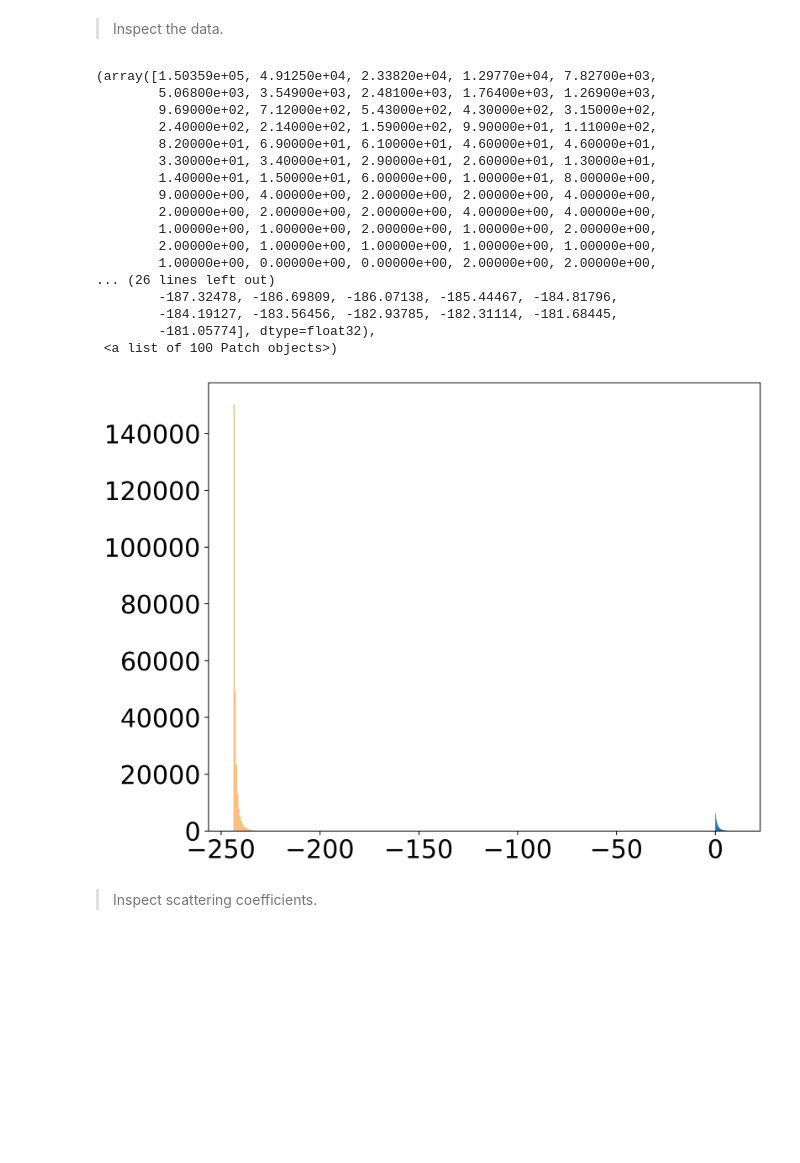
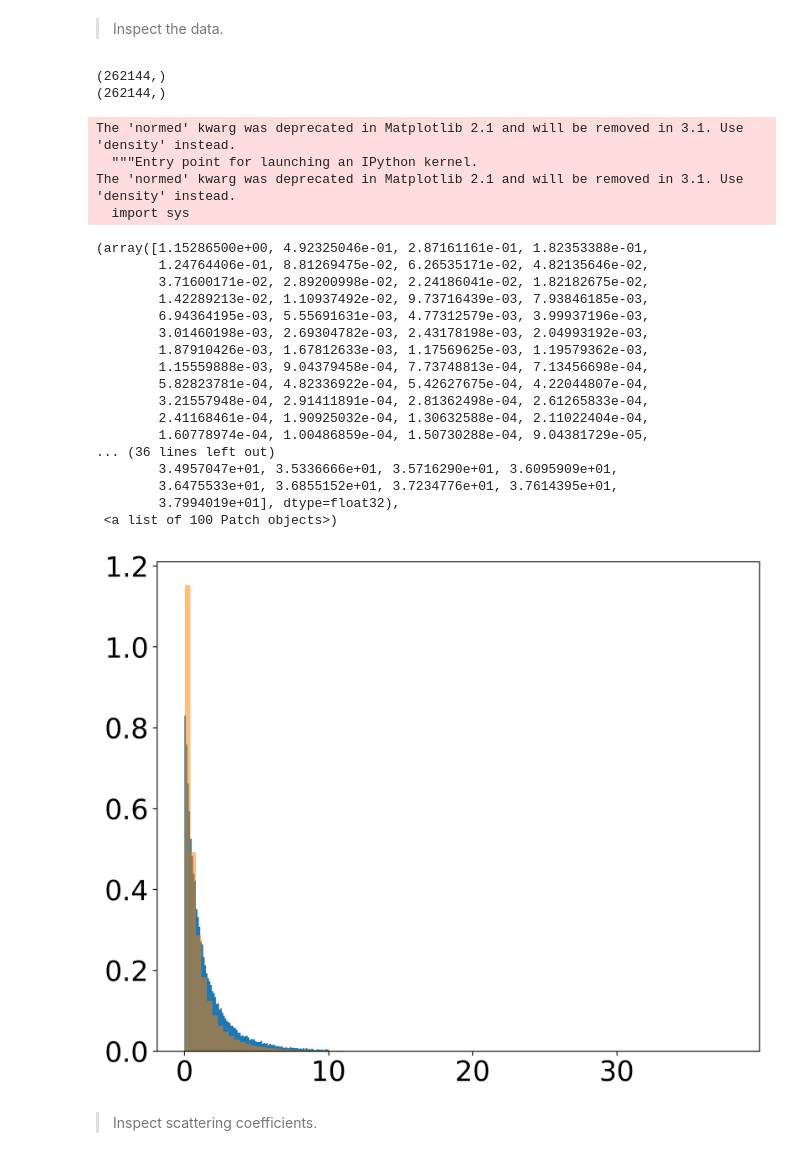
Before and after one commit to tingyuansen/Weak_Lensing, a Jupyter notebook: Zeldovich_Apprximation.ipynb, the cells around one changed output. Drawn from its saved outputs; the diff is of its cells as text; code cells hidden in the pictures; blank space fills up the shorter version.

```diff
--- a/Zeldovich_Apprximation.ipynb
+++ b/Zeldovich_Apprximation.ipynb
@@ -74,30 +74,38 @@ Text(0, 0.5, 'z = 0')
 # %% [markdown]
 > Inspect the data.
 # %%
-plt.hist(sim_z0[0,:,:,:].ravel(), range=[0,10], bins=100)
+plt.hist(sim_z0[0,:,:,:].ravel(), range=[0,10], bins=100, normed=True)
 #plt.hist(sim_z0[10,:,:,:].ravel(), range=[0,10], bins=100, alpha=0.5)
+print(sim_z0[0,:,:,:].ravel().shape)
 
-results = np.load("../results_step=50.npy")
-plt.hist(results.ravel(), range=[0,10], bins=100, alpha=0.5)
+results = np.load("../results_step=150.npy")
+print(results.ravel().shape)
+plt.hist(results.ravel(), bins=100, alpha=0.5, normed=True)
 # %% [output]
-(array([1.50359e+05, 4.91250e+04, 2.33820e+04, 1.29770e+04, 7.82700e+03,
-        5.06800e+03, 3.54900e+03, 2.48100e+03, 1.76400e+03, 1.26900e+03,
-        9.69000e+02, 7.12000e+02, 5.43000e+02, 4.30000e+02, 3.15000e+02,
-        2.40000e+02, 2.14000e+02, 1.59000e+02, 9.90000e+01, 1.11000e+02,
-        8.20000e+01, 6.90000e+01, 6.10000e+01, 4.60000e+01, 4.60000e+01,
-        3.30000e+01, 3.40000e+01, 2.90000e+01, 2.60000e+01, 1.30000e+01,
-        1.40000e+01, 1.50000e+01, 6.00000e+00, 1.00000e+01, 8.00000e+00,
-        9.00000e+00, 4.00000e+00, 2.00000e+00, 2.00000e+00, 4.00000e+00,
-        2.00000e+00, 2.00000e+00, 2.00000e+00, 4.00000e+00, 4.00000e+00,
-        1.00000e+00, 1.00000e+00, 2.00000e+00, 1.00000e+00, 2.00000e+00,
-        2.00000e+00, 1.00000e+00, 1.00000e+00, 1.00000e+00, 1.00000e+00,
-        1.00000e+00, 0.00000e+00, 0.00000e+00, 2.00000e+00, 2.00000e+00,
-... (26 lines left out)
-        -187.32478, -186.69809, -186.07138, -185.44467, -184.81796,
-        -184.19127, -183.56456, -182.93785, -182.31114, -181.68445,
-        -181.05774], dtype=float32),
- <a list of 100 Patch objects>)
+(262144,)
+(262144,)
+The 'normed' kwarg was deprecated in Matplotlib 2.1 and will be removed in 3.1. Use 'density' instead.
+  """Entry point for launching an IPython kernel.
+The 'normed' kwarg was deprecated in Matplotlib 2.1 and will be removed in 3.1. Use 'density' instead.
+  import sys
+(array([1.15286500e+00, 4.92325046e-01, 2.87161161e-01, 1.82353388e-01,
+        1.24764406e-01, 8.81269475e-02, 6.26535171e-02, 4.82135646e-02,
+        3.71600171e-02, 2.89200998e-02, 2.24186041e-02, 1.82182675e-02,
+        1.42289213e-02, 1.10937492e-02, 9.73716439e-03, 7.93846185e-03,
+        6.94364195e-03, 5.55691631e-03, 4.77312579e-03, 3.99937196e-03,
+        3.01460198e-03, 2.69304782e-03, 2.43178198e-03, 2.04993192e-03,
+        1.87910426e-03, 1.67812633e-03, 1.17569625e-03, 1.19579362e-03,
+        1.15559888e-03, 9.04379458e-04, 7.73748813e-04, 7.13456698e-04,
+        5.82823781e-04, 4.82336922e-04, 5.42627675e-04, 4.22044807e-04,
+        3.21557948e-04, 2.91411891e-04, 2.81362498e-04, 2.61265833e-04,
+        2.41168461e-04, 1.90925032e-04, 1.30632588e-04, 2.11022404e-04,
+        1.60778974e-04, 1.00486859e-04, 1.50730288e-04, 9.04381729e-05,
+... (36 lines left out)
+        3.4957047e+01, 3.5336666e+01, 3.5716290e+01, 3.6095909e+01,
+        3.6475533e+01, 3.6855152e+01, 3.7234776e+01, 3.7614395e+01,
+        3.7994019e+01], dtype=float32),
+ <a list of 100 Patch objects>)
-[figure, old version]
+[figure, new version]
 # %% [markdown]
 > Inspect scattering coefficients.
 # %%
```
Also changed, not shown: 1 other file.
